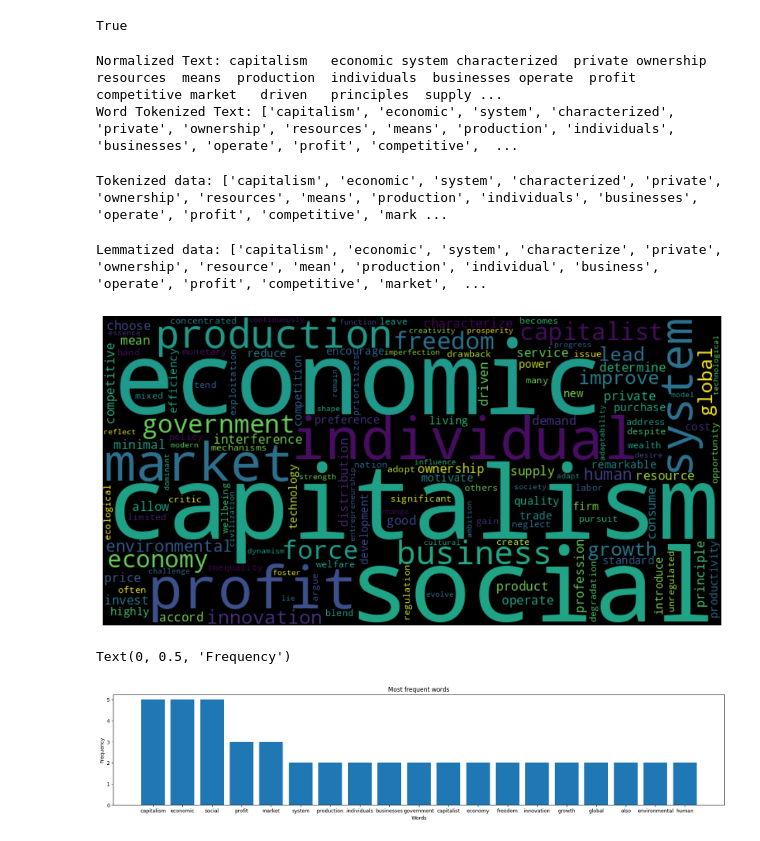
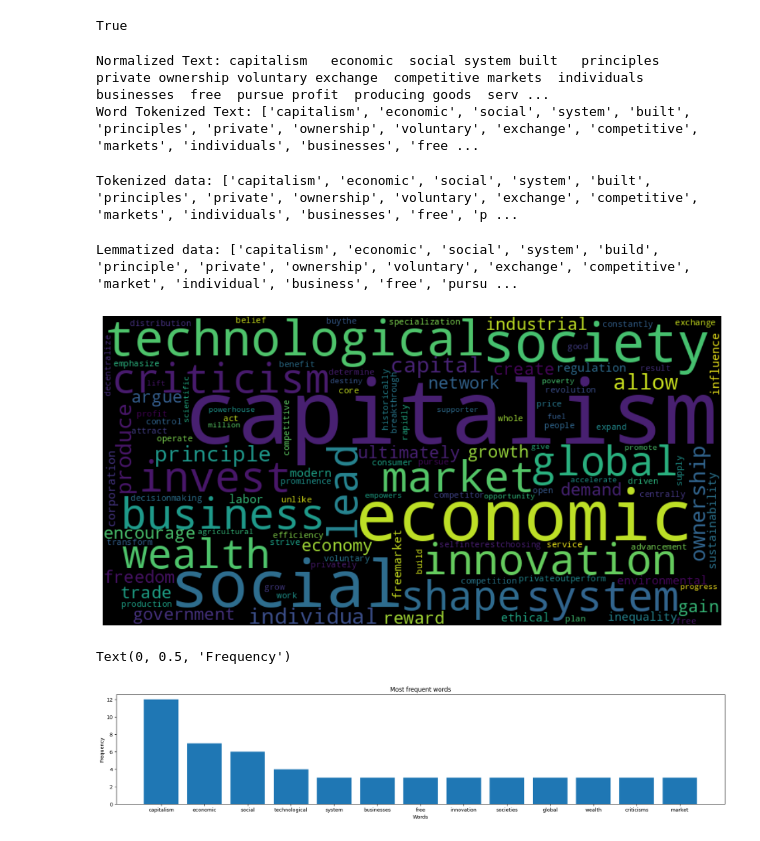
Before and after one commit to ROHIT779/ml-projects, a Jupyter notebook: ml-topics-demo/NLP_demo.ipynb, the cells around one changed output. Drawn from its saved outputs; the diff is of its cells as text; code cells hidden in the pictures.

```diff
--- a/ml-topics-demo/NLP_demo.ipynb
+++ b/ml-topics-demo/NLP_demo.ipynb
@@ -42,3 +30,39 @@ Its strength lies in its dynamism and adaptability, but its sustainability depen
+# %%
+data = "Capitalism is an economic and social system built on the principles of private ownership, \
+voluntary exchange, and competitive markets, where individuals and businesses are free to pursue profit while \
+producing goods and services. At its core, capitalism operates on the belief that when people are allowed to \
+act in their own self-interest—choosing how to invest capital, where to work, what to produce, and what to \
+buy—the resulting competition and innovation will ultimately benefit society as a whole. Unlike centrally \
+planned economies, where the government controls production and distribution, capitalism emphasizes \
+decentralized decision-making driven by supply and demand. Prices are determined in open markets, which \
+encourages efficiency, specialization, and technological advancement as businesses constantly strive to \
+outperform competitors and attract consumers. Historically, capitalism gained prominence during the Industrial \
+Revolution, when technological breakthroughs and expanding trade networks allowed privately owned businesses \
+to grow rapidly, transforming agricultural societies into industrial and global economic powerhouses. \
+Supporters argue that capitalism fuels growth, rewards innovation, and empowers individuals by giving them \
+the freedom to create wealth, invest in opportunities, and shape their economic destiny. It has lifted \
+millions out of poverty, accelerated scientific and technological progress, and promoted entrepreneurship \
+by rewarding risk-taking and creativity. However, capitalism also comes with significant criticisms and \
+challenges. One recurring concern is economic inequality, as wealth and resources tend to accumulate \
+among those who already possess capital, advanced skills, or ownership over productive assets. This \
+concentration of wealth can lead to disparities in access to education, healthcare, housing, and \
+social mobility. Additionally, profit-driven incentives may sometimes lead corporations to prioritize \
+financial gain over environmental sustainability, workers’ rights, or ethical responsibility. Critics \
+argue that without appropriate regulation, capitalism can foster monopolies, exploit labor, encourage \
+consumerism, and ignore social welfare. These criticisms have led many modern societies to adopt \
+mixed-economy models, blending free-market mechanisms with government intervention—such as social \
+safety nets, environmental regulations, and labor protections—to maintain both economic dynamism and \
+social stability. Despite debates surrounding its flaws, capitalism remains the dominant global economic \
+system, continuously evolving in response to social demands, political pressures, and technological disruptions.\
+In today’s interconnected world, capitalism has adapted to new realities, including digital economies, \
+global trade networks, and the rise of multinational corporations with influence across borders. Concepts \
+like stakeholder capitalism, ethical investing, and sustainable development have emerged as ways to \
+address criticisms while preserving market freedoms. Ultimately, capitalism is not a static system but \
+a dynamic framework shaped by cultural values, institutional rules, and collective human behavior. Whether \
+praised for its ability to create prosperity or criticized for widening inequality, capitalism continues \
+to shape modern civilization, drive innovation, and influence how societies organize economic life. Its \
+future will likely depend on how effectively nations balance free-market principles with fairness, \
+sustainability, and inclusive growth."
 # %%
 # Normalization
 data_lower = data.lower()
@@ -58,14 +82,14 @@ print(f"Normalized Text: {no_stopwords_string}")
 normalized_list = no_stopwords_string.split()
 print(f"Word Tokenized Text: {normalized_list}")
 # %% [output]
-Normalized Text: capitalism   economic system characterized  private ownership  resources  means  production  individuals  businesses operate  profit   competitive market   driven   principles  supply ...
-Word Tokenized Text: ['capitalism', 'economic', 'system', 'characterized', 'private', 'ownership', 'resources', 'means', 'production', 'individuals', 'businesses', 'operate', 'profit', 'competitive',  ...
+Normalized Text: capitalism   economic  social system built   principles  private ownership voluntary exchange  competitive markets  individuals  businesses  free  pursue profit  producing goods  serv ...
+Word Tokenized Text: ['capitalism', 'economic', 'social', 'system', 'built', 'principles', 'private', 'ownership', 'voluntary', 'exchange', 'competitive', 'markets', 'individuals', 'businesses', 'free ...
 # %%
 # Word Tokenization
 data_tokenized = word_tokenize(no_stopwords_string)
 print(f"Tokenized data: {data_tokenized}")
 # %% [output]
-Tokenized data: ['capitalism', 'economic', 'system', 'characterized', 'private', 'ownership', 'resources', 'means', 'production', 'individuals', 'businesses', 'operate', 'profit', 'competitive', 'mark ...
+Tokenized data: ['capitalism', 'economic', 'social', 'system', 'built', 'principles', 'private', 'ownership', 'voluntary', 'exchange', 'competitive', 'markets', 'individuals', 'businesses', 'free', 'p ...
 # %%
 # Lemmatization
 lemmatizer = WordNetLemmatizer()
@@ -88,7 +112,7 @@ def get_wordnet_pos(tag):
 data_lemmatized = [lemmatizer.lemmatize(word, get_wordnet_pos(tag)) for word, tag in data_pos_tokens]
 print(f"Lemmatized data: {data_lemmatized}")
 # %% [output]
-Lemmatized data: ['capitalism', 'economic', 'system', 'characterize', 'private', 'ownership', 'resource', 'mean', 'production', 'individual', 'business', 'operate', 'profit', 'competitive', 'market',  ...
+Lemmatized data: ['capitalism', 'economic', 'social', 'system', 'build', 'principle', 'private', 'ownership', 'voluntary', 'exchange', 'competitive', 'market', 'individual', 'business', 'free', 'pursu ...
 # %%
 # Wordcloud
 wordcloud = WordCloud(
@@ -104,38 +128,38 @@ plt.imshow(wordcloud, interpolation='bilinear')
 plt.axis('off')
 plt.show()
 # %% [output]
-[figure, old version]
+[figure, new version]
 # %%
 # Word Count
 word_count = {}
 data_sent_tokenized = sent_tokenize(data_lower)
 for i in range(len(data_sent_tokenized)):
   data_sent_tokenized[i] = re.sub(r'\W', ' ', data_sent_tokenized[i])
   data_sent_tokenized[i] = re.sub(r'\s+', ' ', data_sent_tokenized[i])
 
 for sent in data_sent_tokenized:
   words = word_tokenize(sent)
   for word in words:
     if(word not in stop_words):
       if(word in word_count):
         word_count[word] += 1
       else:
         word_count[word] = 1
 
 word_count_sorted = sorted(word_count.items(), key = lambda item: item[1], reverse = True)
 word_count_sorted_subset = []
 for item in word_count_sorted:
-  if(item[1] > 1):
+  if(item[1] > 2):
     word_count_sorted_subset.append(item)
 
 plt.figure(figsize = (22, 4))
 plt.bar([item[0] for item in word_count_sorted_subset], [item[1] for item in word_count_sorted_subset])
 plt.title('Most frequent words')
 plt.xlabel('Words')
 plt.ylabel('Frequency')
 # %% [output]
 Text(0, 0.5, 'Frequency')
-[figure, old version]
+[figure, new version]
 # %%
 # Bag of Words
 word_freq = [item[0] for item in word_count_sorted_subset]
```
Also changed, not shown: parts of 5 cells of this notebook.
